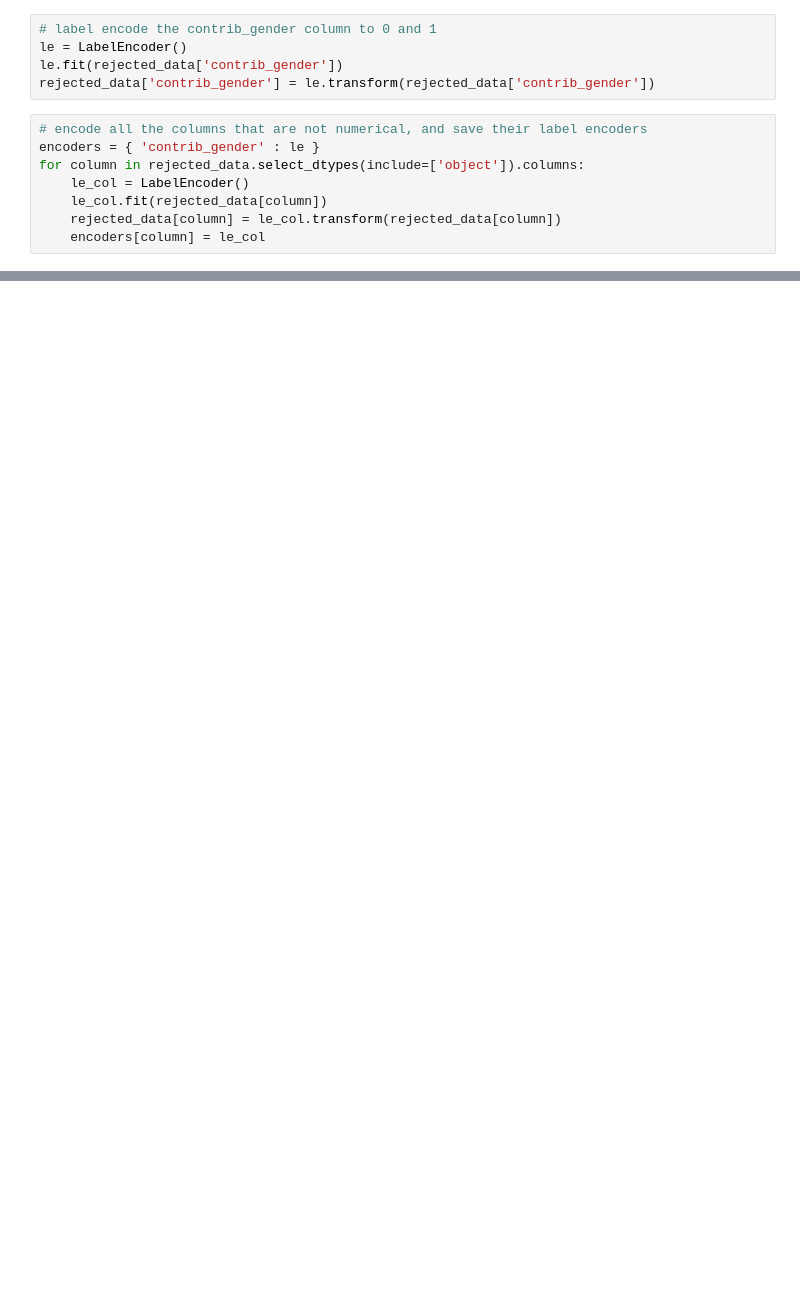
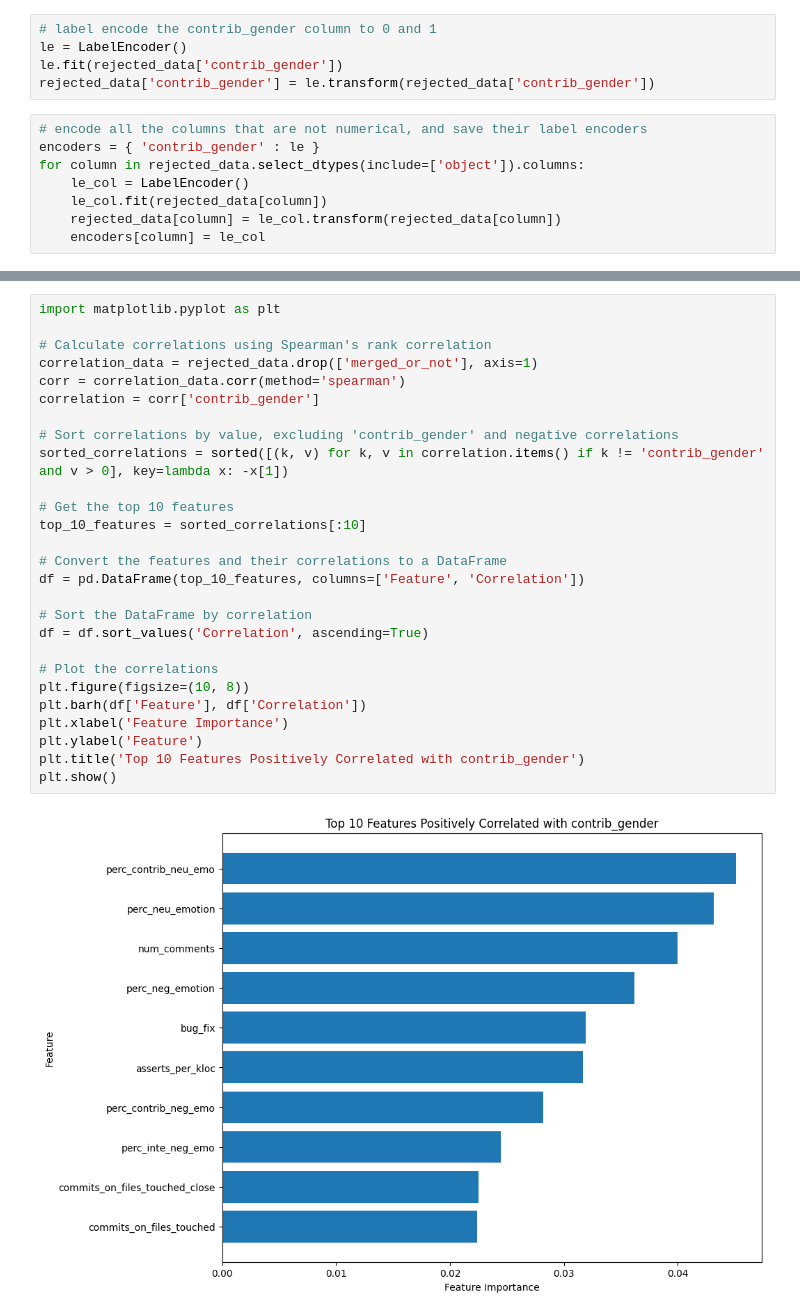
Before and after one commit to thanosan23/Pull-Request-Analysis, a Jupyter notebook: scripts/train_random_forest.ipynb, the cells around one changed output, grey strips where cells are left out. Drawn from its saved outputs; the diff is of its cells as text; blank space fills up the shorter version.

```diff
--- a/scripts/train_random_forest.ipynb
+++ b/scripts/train_random_forest.ipynb
@@ -79,0 +96,29 @@ sorted(correlation.items(), key=lambda x: -x[1])
+# %%
+import matplotlib.pyplot as plt
+
+# Calculate correlations using Spearman's rank correlation
+correlation_data = rejected_data.drop(['merged_or_not'], axis=1)
+corr = correlation_data.corr(method='spearman')
+correlation = corr['contrib_gender']
+
+# Sort correlations by value, excluding 'contrib_gender' and negative correlations
+sorted_correlations = sorted([(k, v) for k, v in correlation.items() if k != 'contrib_gender' and v > 0], key=lambda x: -x[1])
+
+# Get the top 10 features
+top_10_features = sorted_correlations[:10]
+
+# Convert the features and their correlations to a DataFrame
+df = pd.DataFrame(top_10_features, columns=['Feature', 'Correlation'])
+
+# Sort the DataFrame by correlation
+df = df.sort_values('Correlation', ascending=True)
+
+# Plot the correlations
+plt.figure(figsize=(10, 8))
+plt.barh(df['Feature'], df['Correlation'])
+plt.xlabel('Feature Importance')
+plt.ylabel('Feature')
+plt.title('Top 10 Features Positively Correlated with contrib_gender')
+plt.show()
+# %% [output]
+[figure, added]
```
Also changed, not shown: parts of 16 cells of this notebook, 5 other files.
